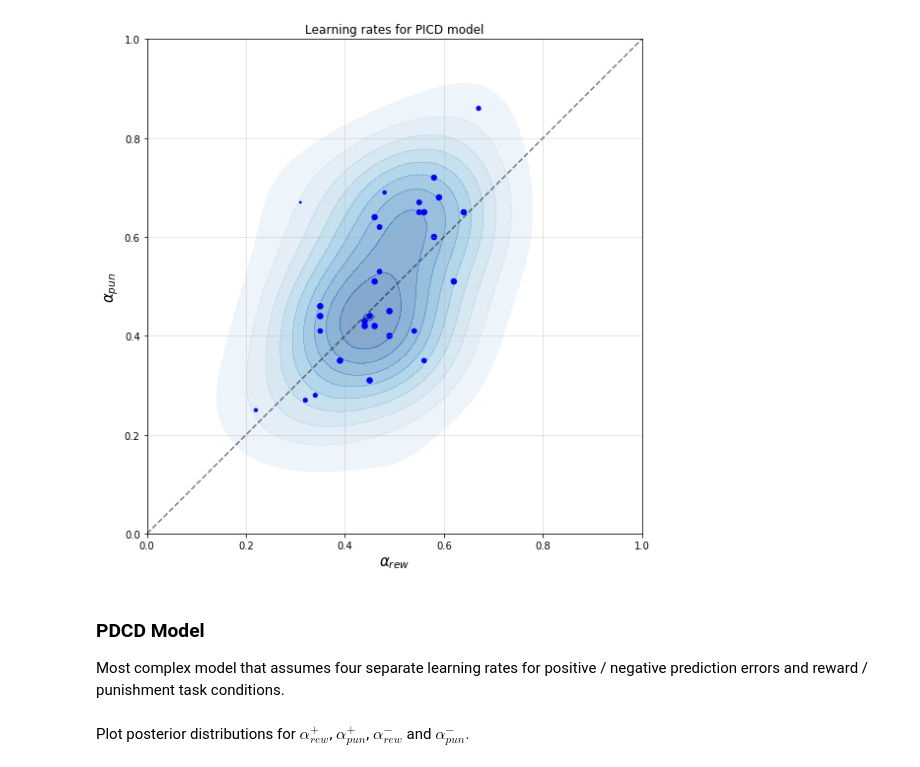
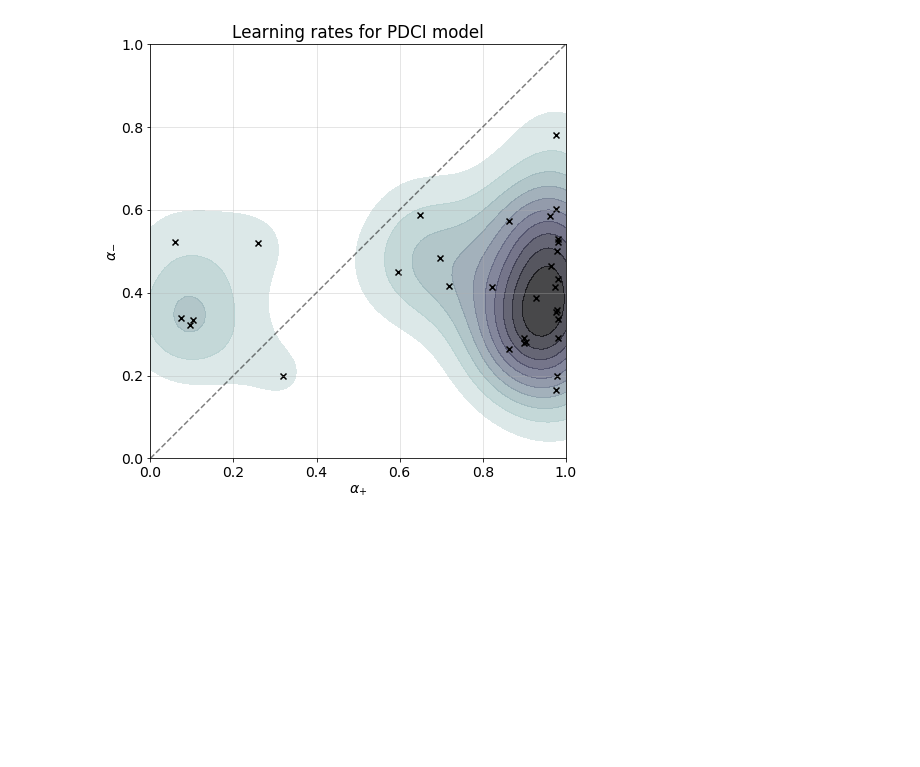
Before and after one commit to kbonna/decidenet, a Jupyter notebook: behavioral_analysis/matjags-dn/dn_bm_04_parameter_estimation.ipynb, the cells around one changed output. Saved outputs shown, nothing was run; the diff lists cells and outputs as text; code cells hidden in the pictures; blank space fills up the shorter version.

```diff
--- a/behavioral_analysis/matjags-dn/dn_bm_04_parameter_estimation.ipynb
+++ b/behavioral_analysis/matjags-dn/dn_bm_04_parameter_estimation.ipynb
@@ -9,23 +15,3 @@ from sklearn.neighbors import KernelDensity
 plt.rcParams.update({
     'font.size': 14,
 })
-# %%
-# Load data
-path_pd = 'data/jags_output/pc_factorial_run1_pd_only.mat'
-path_pi = 'data/jags_output/pc_factorial_run1_pi_only.mat'
-path_pmp = 'data/vba_input/pmp_seq.mat'
-
-n_subjects = 32
-n_conditions = 2
-n_prederrsign = 2
-n_chains = 4
-n_samples = 4000
-sublabels = [f'm{sub:02}' for sub in range(2, n_subjects+2)]
-
-mat = scipy.io.loadmat(path_pd, variable_names=['samples'], squeeze_me=True)
-alpha_pd = mat['samples']['alpha_pd'].item()
-mat = scipy.io.loadmat(path_pi, variable_names=['samples'], squeeze_me=True)
-alpha_pi = mat['samples']['alpha_pi'].item()
-mat = scipy.io.loadmat(path_pmp, variable_names=['pmp_seq'], squeeze_me=True)
-pmp_main = mat['pmp_seq']
-pd_prob = pmp_main[1, :] / (n_chains * n_samples)
@@ -93,34 +90,30 @@ Show subjects in parameter space
 # %%
-fig, ax = plt.subplots(nrows=1, ncols=1, facecolor='w', figsize=(8, 8))
+fig, ax = plt.subplots(nrows=1, ncols=1, facecolor='w', figsize=(7, 7))
 
 ax.plot([0, 1], [0, 1], 'k--', alpha=.5)
 sns.kdeplot(
-    alpha_pi_mle[:, 0],
-    alpha_pi_mle[:, 1],
-    cmap="Blues",
+    alpha_pdci_mle[:, 0],
+    alpha_pdci_mle[:, 1],
+    cmap="bone_r",
     shade=True,
     shade_lowest=False,
     ax=ax,
-    alpha=.5,
+    alpha=.75,
     bw=.1
 )
 ax.scatter(
-    alpha_pi_mle[:, 0],
-    alpha_pi_mle[:, 1],
-    s=(1-pd_prob) * 30, # Amount of evidence in favor of PI model (% of z samples)
-    color='b',
+    alpha_pdci_mle[:, 0],
+    alpha_pdci_mle[:, 1],
+    color='black',
+    marker='x'
 )
-
 ax.set_xlim([0, 1])
 ax.set_ylim([0, 1])
 ax.grid(alpha=.4)
-ax.set_title('Learning rates for PICD model')
-ax.set_xlabel(r'$\alpha_{rew}$', fontsize=15)
-ax.set_ylabel(r'$\alpha_{pun}$', fontsize=15)
+ax.set_title('Learning rates for PDCI model')
+ax.set_xlabel(r'$\alpha_{+}$')
+ax.set_ylabel(r'$\alpha_{-}$')
+
 plt.tight_layout()
-fig.savefig('pygures/posterior_alpha_pi_correlations.png')
 # %% [output]
-[figure, old version]
+[figure, new version]
-# %% [markdown]
-### PDCD Model
-Most complex model that assumes four separate learning rates for positive / negative prediction errors and reward / punishment task conditions.
@@ -146,2 +119,0 @@ for sub in range(n_subjects):
-# %% [markdown]
-Plot posterior distributions for $\alpha^{+}_{rew}$, $\alpha^{+}_{pun}$, $\alpha^{-}_{rew}$ and $\alpha^{-}_{pun}$.
```
Also changed, not shown: parts of 19 cells of this notebook, 3 other files.
